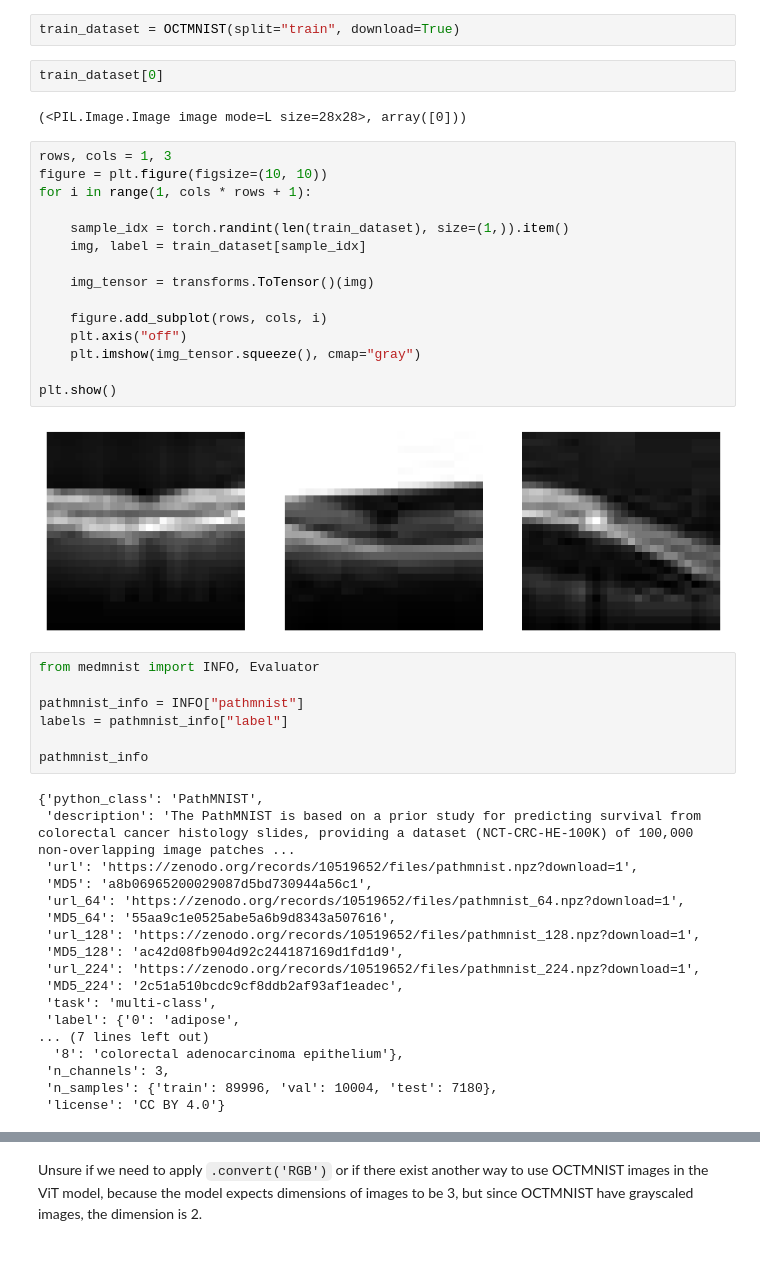
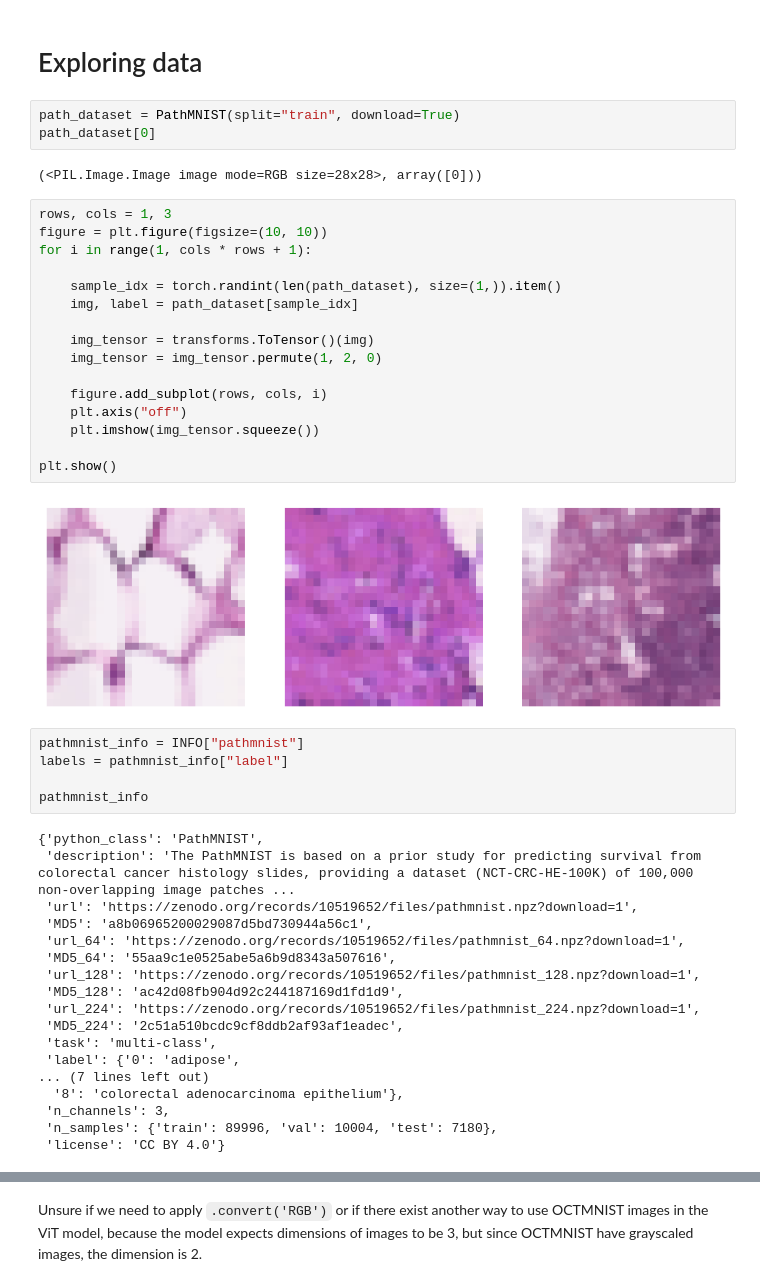
Before and after one commit to LucasColas/CNN-vs-ViT, a Jupyter notebook: ViT.ipynb, the cells around one changed output, grey strips where cells are left out. Cells and saved outputs as stored; diff of their text form; blank space fills up the shorter version.

```diff
--- a/ViT.ipynb
+++ b/ViT.ipynb
@@ -32,29 +41,29 @@ from torchvision import transforms
+# %% [markdown]
+# Exploring data
 # %%
-train_dataset = OCTMNIST(split="train", download=True)
+path_dataset = PathMNIST(split="train", download=True)
+path_dataset[0]
+# %% [output]
+(<PIL.Image.Image image mode=RGB size=28x28>, array([0]))
-# %%
-train_dataset[0]
-# %% [output]
-(<PIL.Image.Image image mode=L size=28x28>, array([0]))
 # %%
 rows, cols = 1, 3
 figure = plt.figure(figsize=(10, 10))
 for i in range(1, cols * rows + 1):
 
-    sample_idx = torch.randint(len(train_dataset), size=(1,)).item()
-    img, label = train_dataset[sample_idx]
+    sample_idx = torch.randint(len(path_dataset), size=(1,)).item()
+    img, label = path_dataset[sample_idx]
 
     img_tensor = transforms.ToTensor()(img)
+    img_tensor = img_tensor.permute(1, 2, 0)
 
     figure.add_subplot(rows, cols, i)
     plt.axis("off")
-    plt.imshow(img_tensor.squeeze(), cmap="gray")
+    plt.imshow(img_tensor.squeeze())
 
 plt.show()
 # %% [output]
-[figure, old version]
+[figure, new version]
 # %%
-from medmnist import INFO, Evaluator
-
 pathmnist_info = INFO["pathmnist"]
 labels = pathmnist_info["label"]
 
```
Also changed, not shown: parts of 25 cells of this notebook.
